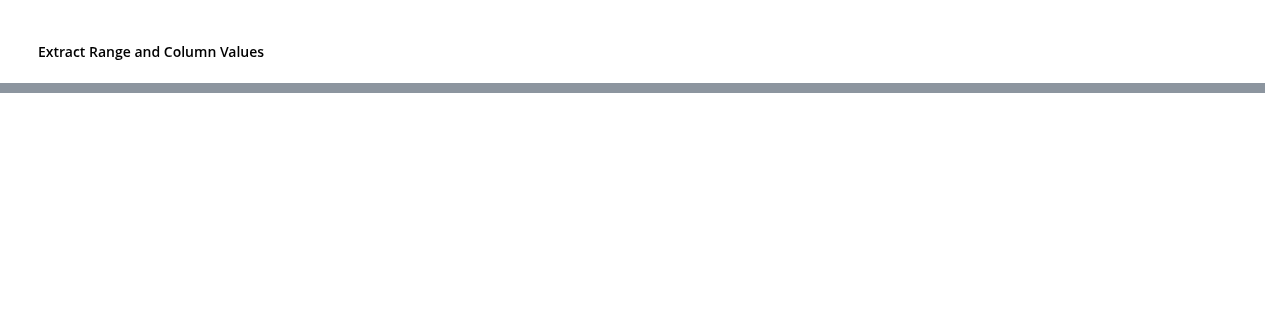
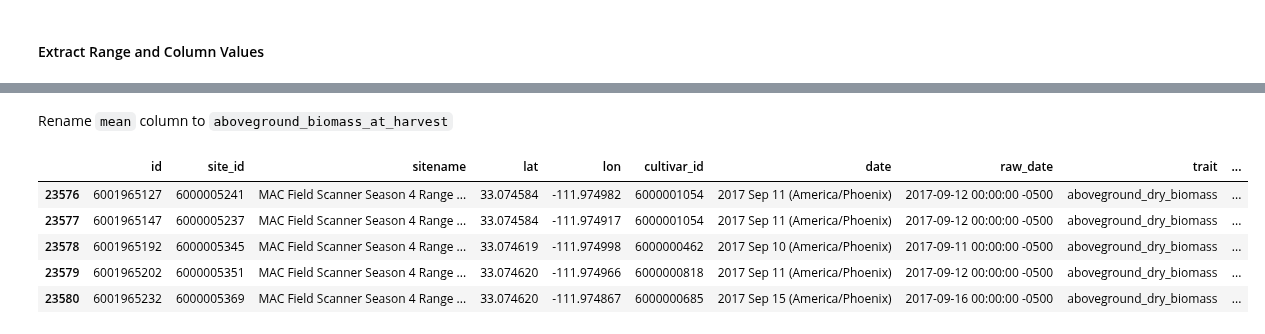
Before and after one commit to genophenoenvo/terraref-datasets, a Jupyter notebook: notebooks/end_of_season_biomass.ipynb, the cells around one changed output, grey strips where cells are left out. Cells and saved outputs as stored; diff of their text form; code cells hidden in the pictures; blank space fills up the shorter version.

Commit message:
change mean column name to aboveground_biomass_harvest I will find out what to actually name this trait

```diff
--- a/notebooks/end_of_season_biomass.ipynb
+++ b/notebooks/end_of_season_biomass.ipynb
@@ -184,0 +194,12 @@ df_4['column'] = df_4['sitename'].str.extract("Column (\d+)").astype(int)
+# %% [markdown]
+Rename `mean` column to `aboveground_biomass_at_harvest`
+# %%
+df_5 = df_4.rename({'mean': 'aboveground_biomass_harvest'}, axis=1)
+df_5.head()
+# %% [output]
+|  | id | site_id | sitename | lat | lon | cultivar_id | date | raw_date | trait | ... |
+| 23576 | 6001965127 | 6000005241 | MAC Field Scanner Season 4 Range ... | 33.074584 | -111.974982 | 6000001054 | 2017 Sep 11 (America/Phoenix) | 2017-09-12 00:00:00 -0500 | aboveground_dry_biomass | ... |
+| 23577 | 6001965147 | 6000005237 | MAC Field Scanner Season 4 Range ... | 33.074584 | -111.974917 | 6000001054 | 2017 Sep 11 (America/Phoenix) | 2017-09-12 00:00:00 -0500 | aboveground_dry_biomass | ... |
+| 23578 | 6001965192 | 6000005345 | MAC Field Scanner Season 4 Range ... | 33.074619 | -111.974998 | 6000000462 | 2017 Sep 10 (America/Phoenix) | 2017-09-11 00:00:00 -0500 | aboveground_dry_biomass | ... |
+| 23579 | 6001965202 | 6000005351 | MAC Field Scanner Season 4 Range ... | 33.074620 | -111.974966 | 6000000818 | 2017 Sep 11 (America/Phoenix) | 2017-09-12 00:00:00 -0500 | aboveground_dry_biomass | ... |
+| 23580 | 6001965232 | 6000005369 | MAC Field Scanner Season 4 Range ... | 33.074620 | -111.974867 | 6000000685 | 2017 Sep 15 (America/Phoenix) | 2017-09-16 00:00:00 -0500 | aboveground_dry_biomass | ... |
```
Also changed, not shown: parts of 3 cells of this notebook.
